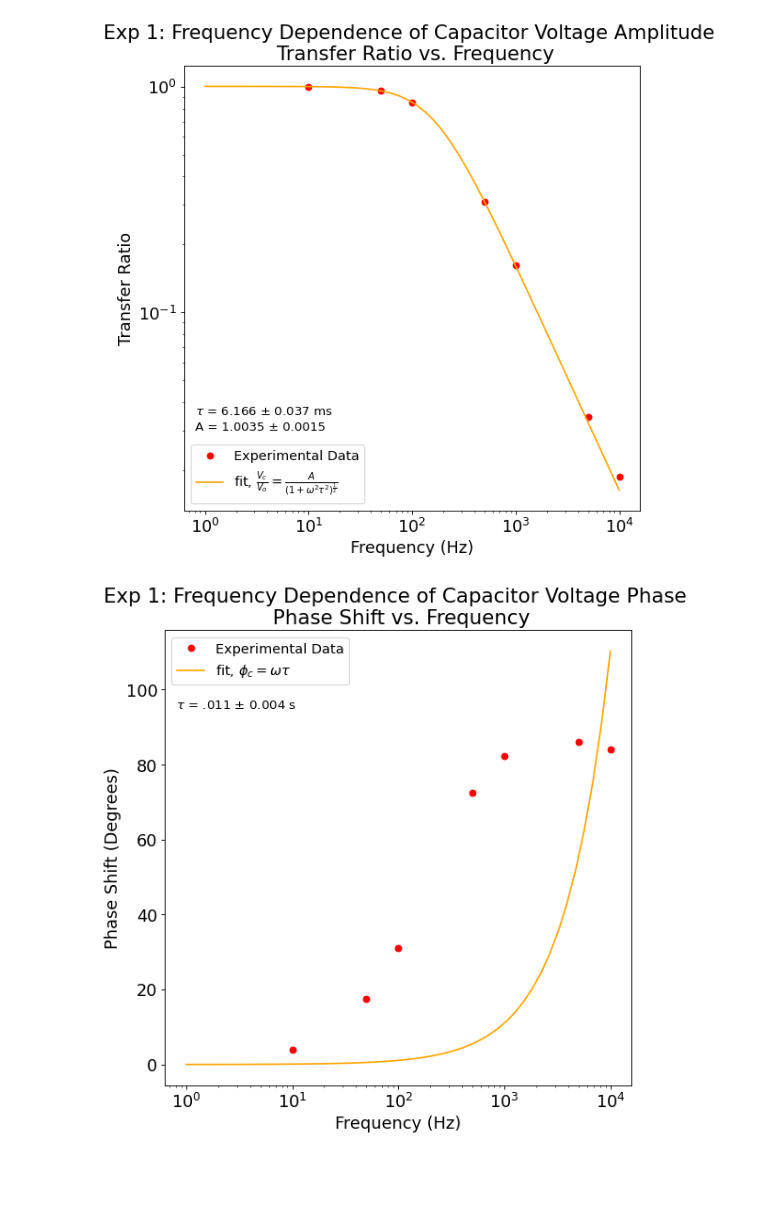
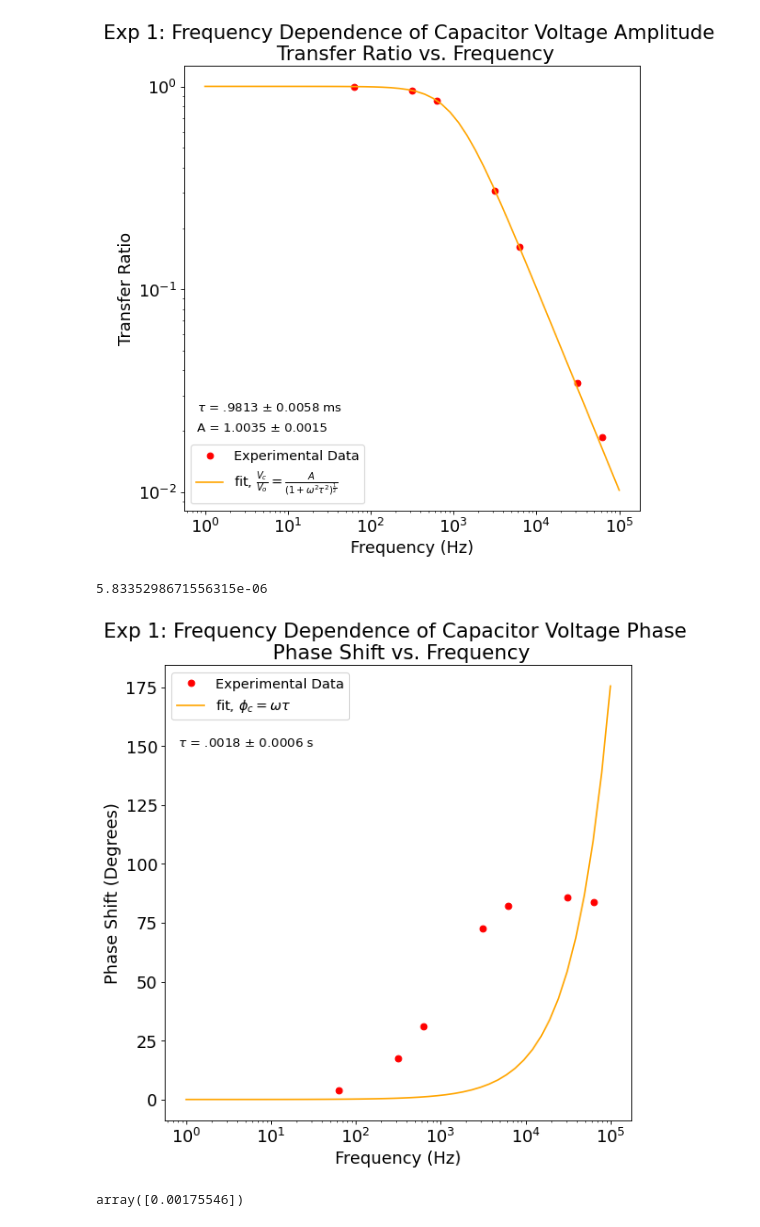
Before and after one commit to matthew-ding/physics5bl, a Jupyter notebook: Lab9/Lab10 Exp1.ipynb, the cells around one changed output. Drawn from its saved outputs; the diff is of its cells as text; code cells hidden in the pictures; blank space fills up the shorter version.

```diff
--- a/Lab9/Lab10 Exp1.ipynb
+++ b/Lab9/Lab10 Exp1.ipynb
@@ -11,6 +11,7 @@ V_o=np.array([4.06, 4.04, 4.00, 3.90, 3.86, 3.86, 3.86])
 V_c=np.array([4.06, 3.88, 3.42, 1.20, 0.624, 0.133, 0.072])
 shift = np.array([3.87, 17.5, 31.0, 72.5, 82.4, 86.0, 84.0])
 freq=np.array([10, 50, 100, 500, 1000, 5000, 10000])
+omega = 2 * np.pi * freq
 Vc_Vo = V_c / V_o
 # %%
 def fit_model(x, A, tau):
@@ -36,43 +37,51 @@ fig1=plt.figure(figsize=(8, 8), dpi= 80, facecolor='w', edgecolor='k')
 plt.rcParams.update({'font.size': '16'})
 
 # Data and fit
-plt.loglog(freq, Vc_Vo, 'ro', label='Experimental Data')
-plt.plot(np.logspace(0, 4), y_pred, color='orange', label=r'fit, $\frac{V_c}{V_o}=\frac{A}{(1+\omega^2\tau^2)^\frac{1}{2}}$')
+plt.loglog(omega, Vc_Vo, 'ro', label='Experimental Data')
+plt.plot(np.logspace(0, 5), y_pred, color='orange', label=r'fit, $\frac{V_c}{V_o}=\frac{A}{(1+\omega^2\tau^2)^\frac{1}{2}}$')
 
 # Axes label and title
 plt.title("Exp 1: Frequency Dependence of Capacitor Voltage Amplitude \n Transfer Ratio vs. Frequency")
 plt.xlabel("Frequency (Hz)")
 plt.ylabel("Transfer Ratio")
 plt.legend(loc='lower left', prop={'size': 13})
-plt.text(.8, .03, "A = %5.4f \u00b1 %5.4f" %(A, A_err), fontsize=12)
-plt.text(.8, .035, r'$\tau$ '+"= 6.166 \u00b1 0.037 ms", fontsize=12)
+plt.text(.8, .02, "A = %5.4f \u00b1 %5.4f" %(A, A_err), fontsize=12)
+plt.text(.8, .025, r'$\tau$ '+"= .9813 \u00b1 0.0058 ms", fontsize=12)
 plt.show()
 # %% [output]
-[figure, old version]
+[figure, new version]
+# %%
+tau_err
+# %% [output]
+5.8335298671556315e-06
 # %%
-pars, cov = opt.curve_fit(shift_model, freq, shift)
+pars, cov = opt.curve_fit(shift_model, omega, shift)
 
 tau = pars
 tau_err = np.sqrt(np.diag(cov))
 
-y_pred = shift_model(np.logspace(0, 4), tau)
+y_pred = shift_model(np.logspace(0, 5), tau)
 # %%
 # Best-fit plots
 
 # Sets figure size etc.
 fig1=plt.figure(figsize=(8, 8), dpi= 80, facecolor='w', edgecolor='k')
 plt.rcParams.update({'font.size': '16'})
 
 # Data and fit
-plt.semilogx(freq, shift, 'ro', label='Experimental Data')
-plt.plot(np.logspace(0, 4), y_pred, color='orange', label=r'fit, $\phi_c = \omega \tau$')
+plt.semilogx(omega, shift, 'ro', label='Experimental Data')
+plt.plot(np.logspace(0, 5), y_pred, color='orange', label=r'fit, $\phi_c = \omega \tau$')
 
 # Axes label and title
 plt.title("Exp 1: Frequency Dependence of Capacitor Voltage Phase \n Phase Shift vs. Frequency")
 plt.xlabel("Frequency (Hz)")
 plt.ylabel("Phase Shift (Degrees)")
 plt.legend(loc='upper left', prop={'size': 13})
-plt.text(.8, 95, r'$\tau$ '+"= .011 \u00b1 0.004 s", fontsize=12)
+plt.text(.8, 150, r'$\tau$ '+"= .0018 \u00b1 0.0006 s", fontsize=12)
 plt.show()
 # %% [output]
-[figure, old version]
+[figure, new version]
+# %%
+tau
+# %% [output]
+array([0.00175546])
```
Also changed, not shown: parts of 2 cells of this notebook, 1 other file.
